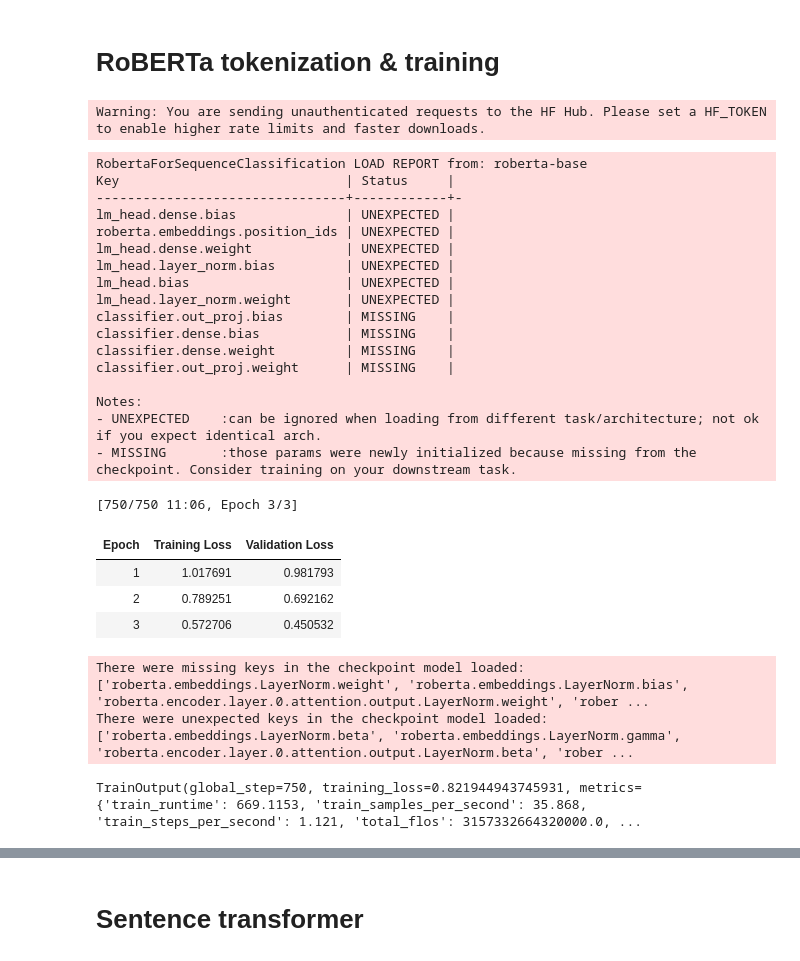
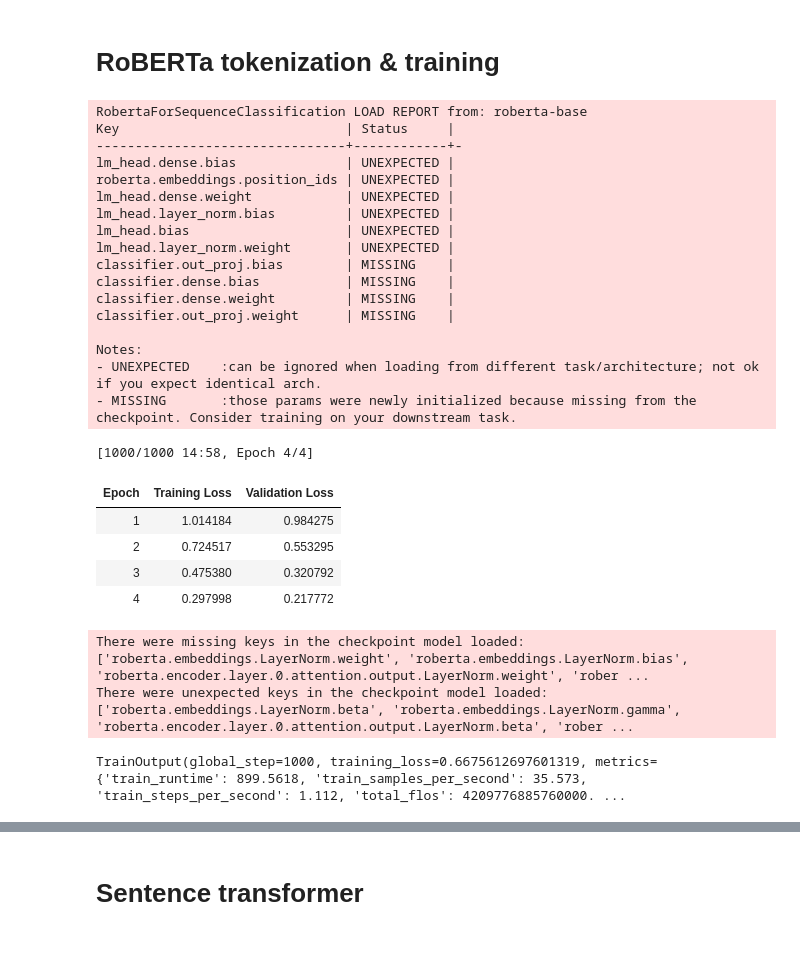
Before and after one commit to SatwikaR-2528/smart-mcq-solver, a Jupyter notebook: DL-24f3004475-notebook-t22026.ipynb, the cells around one changed output, grey strips where cells are left out. Drawn from its saved outputs; the diff is of its cells as text; code cells hidden in the pictures.

Commit message:
push changes in roberta model training

```diff
--- a/DL-24f3004475-notebook-t22026.ipynb
+++ b/DL-24f3004475-notebook-t22026.ipynb
@@ -201,55 +201,55 @@ val_dataset = Dataset.from_pandas(test_pairs)
 # %%
 tokenizer = AutoTokenizer.from_pretrained("roberta-base")
 
 def tokenize_function(batch):
     return tokenizer(batch["text"], truncation=True,padding="max_length",max_length=256 )
 
 train_dataset = train_dataset.map(tokenize_function, batched=True)
 val_dataset = val_dataset.map(tokenize_function, batched=True)
 train_dataset.set_format(type="torch", columns=["input_ids","attention_mask","label"])
 val_dataset.set_format(type="torch", columns=["input_ids","attention_mask","label"])
 
 model = RobertaForSequenceClassification.from_pretrained("roberta-base", num_labels=2)
 training_args = TrainingArguments(output_dir="./roberta_results",
                             eval_strategy="epoch",
                             save_strategy="epoch",
                             learning_rate=2e-5,
                             per_device_train_batch_size=16,
                             per_device_eval_batch_size=16,
-                            num_train_epochs=3,
+                            num_train_epochs=4,
                             weight_decay=0.01,
                             logging_steps=100,
                             load_best_model_at_end=True, seed=42)
 
 trainer = Trainer(model=model, args=training_args, train_dataset=train_dataset, eval_dataset=val_dataset)
 trainer.train()
 # %% [output]
-Warning: You are sending unauthenticated requests to the HF Hub. Please set a HF_TOKEN to enable higher rate limits and faster downloads.
+RobertaForSequenceClassification LOAD REPORT from: roberta-base
+Key                             | Status     |
+--------------------------------+------------+-
+lm_head.dense.bias              | UNEXPECTED |
+roberta.embeddings.position_ids | UNEXPECTED |
+lm_head.dense.weight            | UNEXPECTED |
+lm_head.layer_norm.bias         | UNEXPECTED |
+lm_head.bias                    | UNEXPECTED |
+lm_head.layer_norm.weight       | UNEXPECTED |
+classifier.out_proj.bias        | MISSING    |
+classifier.dense.bias           | MISSING    |
+classifier.dense.weight         | MISSING    |
+classifier.out_proj.weight      | MISSING    |
+
+Notes:
+- UNEXPECTED    :can be ignored when loading from different task/architecture; not ok if you expect identical arch.
+- MISSING       :those params were newly initialized because missing from the checkpoint. Consider training on your downstream task.
-RobertaForSequenceClassification LOAD REPORT from: roberta-base
-Key                             | Status     |
---------------------------------+------------+-
-lm_head.dense.bias              | UNEXPECTED |
-roberta.embeddings.position_ids | UNEXPECTED |
-lm_head.dense.weight            | UNEXPECTED |
-lm_head.layer_norm.bias         | UNEXPECTED |
-lm_head.bias                    | UNEXPECTED |
-lm_head.layer_norm.weight       | UNEXPECTED |
-classifier.out_proj.bias        | MISSING    |
-classifier.dense.bias           | MISSING    |
-classifier.dense.weight         | MISSING    |
-classifier.out_proj.weight      | MISSING    |
-
-Notes:
-- UNEXPECTED    :can be ignored when loading from different task/architecture; not ok if you expect identical arch.
-- MISSING       :those params were newly initialized because missing from the checkpoint. Consider training on your downstream task.
+[1000/1000 14:58, Epoch 4/4]
+| Epoch | Training Loss | Validation Loss |
+| 1 | 1.014184 | 0.984275 |
+| 2 | 0.724517 | 0.553295 |
+| 3 | 0.475380 | 0.320792 |
+| 4 | 0.297998 | 0.217772 |
-[750/750 11:06, Epoch 3/3]
+There were missing keys in the checkpoint model loaded: ['roberta.embeddings.LayerNorm.weight', 'roberta.embeddings.LayerNorm.bias', 'roberta.encoder.layer.0.attention.output.LayerNorm.weight', 'rober ...
+There were unexpected keys in the checkpoint model loaded: ['roberta.embeddings.LayerNorm.beta', 'roberta.embeddings.LayerNorm.gamma', 'roberta.encoder.layer.0.attention.output.LayerNorm.beta', 'rober ...
-| Epoch | Training Loss | Validation Loss |
-| 1 | 1.017691 | 0.981793 |
-| 2 | 0.789251 | 0.692162 |
-| 3 | 0.572706 | 0.450532 |
-There were missing keys in the checkpoint model loaded: ['roberta.embeddings.LayerNorm.weight', 'roberta.embeddings.LayerNorm.bias', 'roberta.encoder.layer.0.attention.output.LayerNorm.weight', 'rober ...
-There were unexpected keys in the checkpoint model loaded: ['roberta.embeddings.LayerNorm.beta', 'roberta.embeddings.LayerNorm.gamma', 'roberta.encoder.layer.0.attention.output.LayerNorm.beta', 'rober ...
+TrainOutput(global_step=1000, training_loss=0.6675612697601319, metrics={'train_runtime': 899.5618, 'train_samples_per_second': 35.573, 'train_steps_per_second': 1.112, 'total_flos': 4209776885760000. ...
-TrainOutput(global_step=750, training_loss=0.821944943745931, metrics={'train_runtime': 669.1153, 'train_samples_per_second': 35.868, 'train_steps_per_second': 1.121, 'total_flos': 3157332664320000.0, ...
 # %%
 preds = trainer.predict(val_dataset)
 y_pred = np.argmax(preds.predictions, axis=1)
```
Also changed, not shown: parts of 2 cells of this notebook.
